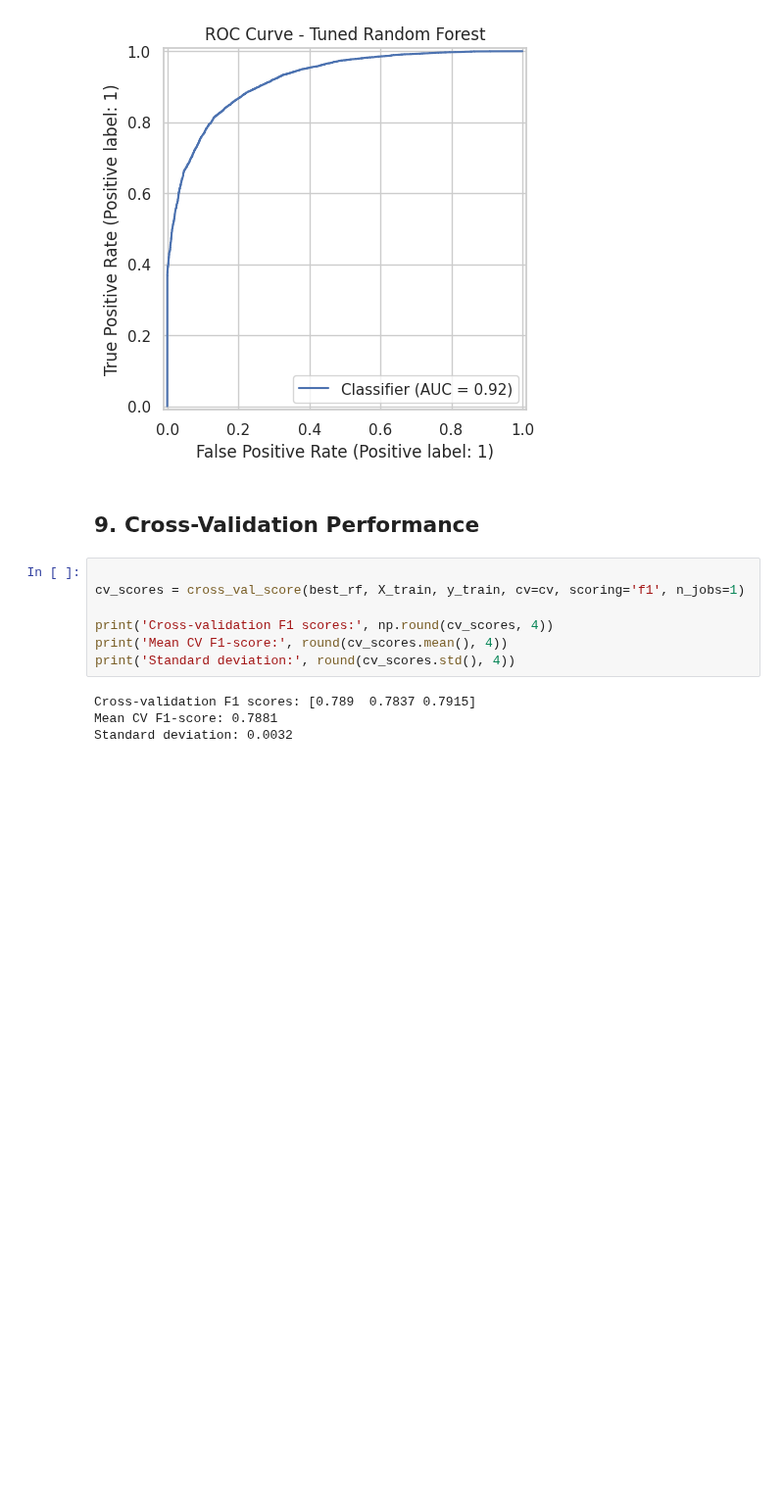
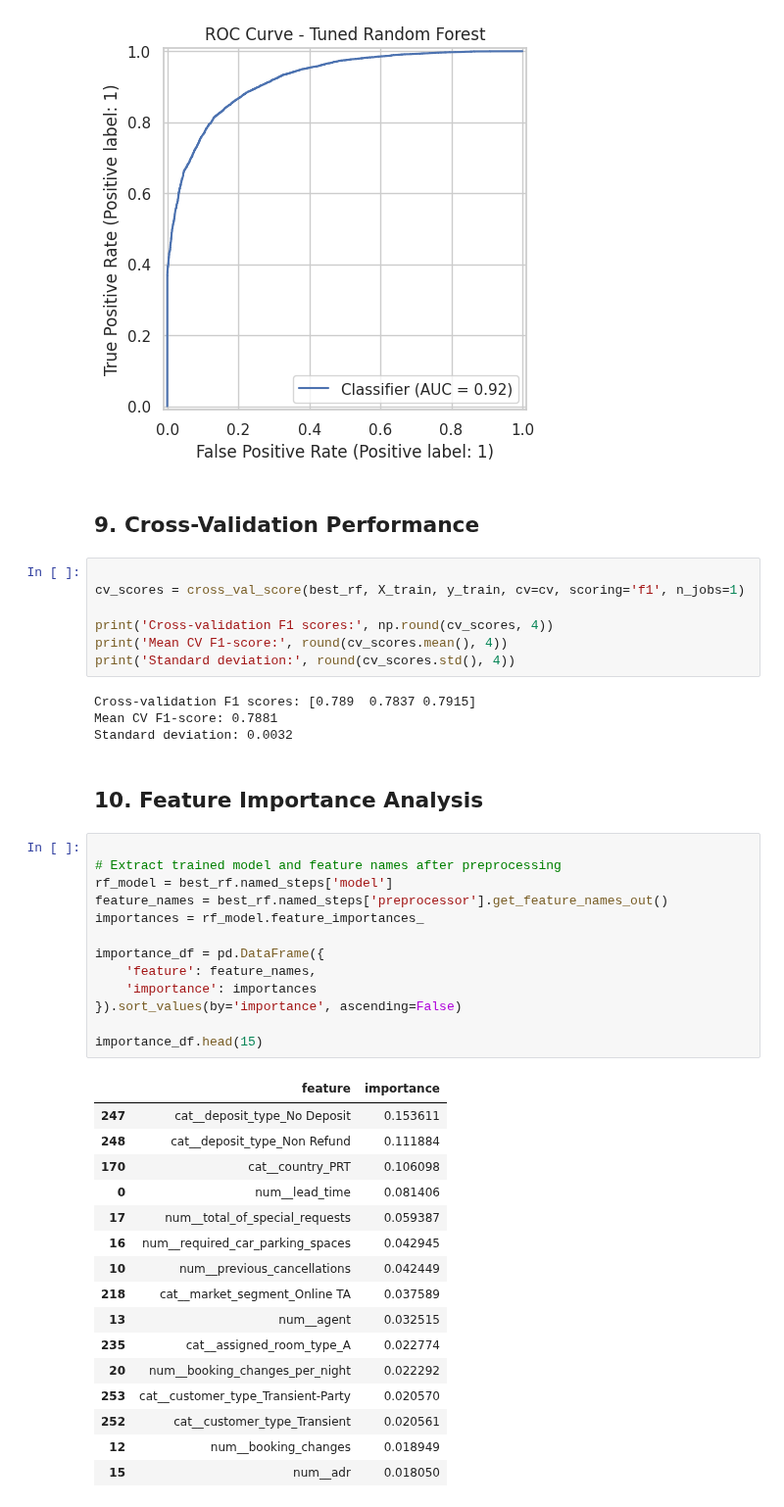
Before and after one commit to Eranga999/ML_Group_Assigment, a Jupyter notebook: Random_Forest_IT22198686.ipynb, the cells around one changed output. Shown at 98% size. Drawn from its saved outputs; the diff is of its cells as text; blank space fills up the shorter version.

```diff
--- a/Random_Forest_IT22198686.ipynb
+++ b/Random_Forest_IT22198686.ipynb
@@ -440,3 +440,35 @@ print('Standard deviation:', round(cv_scores.std(), 4))
 Cross-validation F1 scores: [0.789  0.7837 0.7915]
 Mean CV F1-score: 0.7881
 Standard deviation: 0.0032
+# %% [markdown]
+## 10. Feature Importance Analysis
+# %%
+
+# Extract trained model and feature names after preprocessing
+rf_model = best_rf.named_steps['model']
+feature_names = best_rf.named_steps['preprocessor'].get_feature_names_out()
+importances = rf_model.feature_importances_
+
+importance_df = pd.DataFrame({
+    'feature': feature_names,
+    'importance': importances
+}).sort_values(by='importance', ascending=False)
+
+importance_df.head(15)
+# %% [output]
+|  | feature | importance |
+| 247 | cat__deposit_type_No Deposit | 0.153611 |
+| 248 | cat__deposit_type_Non Refund | 0.111884 |
+| 170 | cat__country_PRT | 0.106098 |
+| 0 | num__lead_time | 0.081406 |
+| 17 | num__total_of_special_requests | 0.059387 |
+| 16 | num__required_car_parking_spaces | 0.042945 |
+| 10 | num__previous_cancellations | 0.042449 |
+| 218 | cat__market_segment_Online TA | 0.037589 |
+| 13 | num__agent | 0.032515 |
+| 235 | cat__assigned_room_type_A | 0.022774 |
+| 20 | num__booking_changes_per_night | 0.022292 |
+| 253 | cat__customer_type_Transient-Party | 0.020570 |
+| 252 | cat__customer_type_Transient | 0.020561 |
+| 12 | num__booking_changes | 0.018949 |
+| 15 | num__adr | 0.018050 |
```
Also changed, not shown: parts of 1 cell of this notebook.
